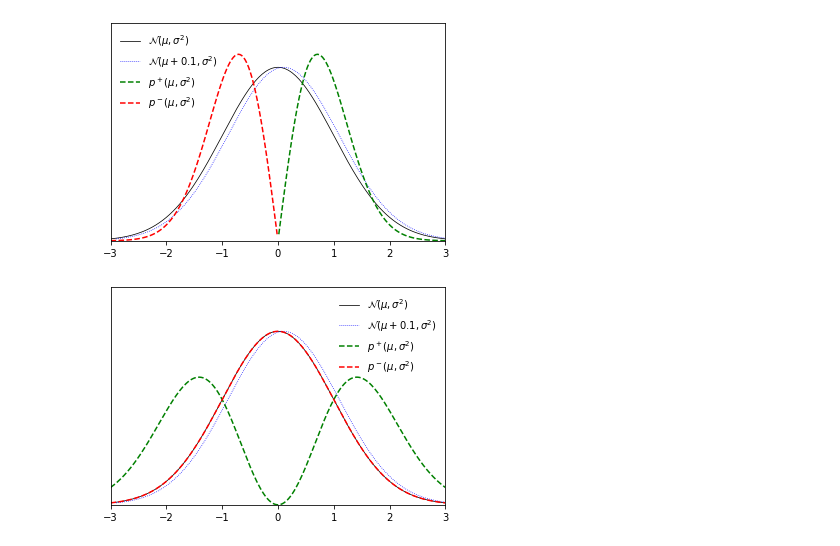
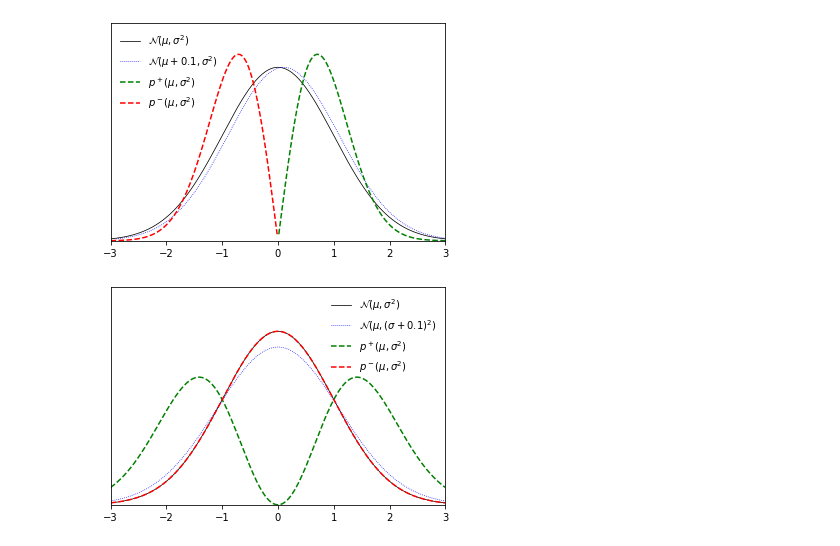
Before and after one commit to M8is/master-thesis-code, a Jupyter notebook: notebooks/plot-gaussian-mvd.ipynb, the cells around one changed output. Drawn from its saved outputs; the diff is of its cells as text; code cells hidden in the pictures.

Commit message:
Fix gaussian MVD demo for sigma derivative

```diff
--- a/notebooks/plot-gaussian-mvd.ipynb
+++ b/notebooks/plot-gaussian-mvd.ipynb
@@ -2,6 +2,9 @@
 import numpy as np
 import scipy.stats
 import matplotlib.pyplot as plt
+from pathlib import Path
+
+plot_dir = Path('..', 'results')
 # %%
 linspace = np.linspace(-3, 3, 200)
 norm_pdf = scipy.stats.norm.pdf(linspace, 0, 1)
@@ -30,26 +33,27 @@ plt.savefig('gaussian-mvd-mean-pdf.pdf')
 # %%
 linspace = np.linspace(-3, 3, 200)
 norm_pdf = scipy.stats.norm.pdf(linspace, 0, 1)
+norm_pdf_var_shift = scipy.stats.norm.pdf(linspace, 0, 1.1)
 linspace_low, linspace_high = np.array_split(linspace, 2)
 
 ppos_right_pdf = scipy.stats.maxwell.pdf(linspace_high, 0, 1)
 ppos_left_pdf = np.flip(ppos_right_pdf)
 ppos_pdf = np.concatenate((ppos_left_pdf, ppos_right_pdf)) / 2
 pneg_pdf = scipy.stats.norm.pdf(linspace, 0, 1)
 
 fig,ax = plt.subplots()
 
 ax.tick_params(left=False)
 ax.set(yticklabels=[])
 
 ax.plot(linspace, norm_pdf, label='$\mathcal{N}(\mu,\sigma^2)$', color='black', linewidth=.75)
-ax.plot(linspace + .1, norm_pdf,linestyle='dotted', label='$\mathcal{N}(\mu + 0.1,\sigma^2)$', color='blue', linewidth=.75)
+ax.plot(linspace, norm_pdf_var_shift, linestyle='dotted', label='$\mathcal{N}(\mu,(\sigma + 0.1)^2)$', color='blue', linewidth=.75)
 ax.plot(linspace, ppos_pdf, linestyle='dashed', label='$p^+(\mu,\sigma^2)$', color='green')
 ax.plot(linspace, norm_pdf, linestyle='dashed', label='$p^-(\mu,\sigma^2)$', color='red')
 
 plt.xlim(-3, 3)
 plt.ylim(0, .5)
 plt.legend(frameon=False)
-plt.savefig('gaussian-mvd-std-pdf.pdf')
+plt.savefig(plot_dir / 'gaussian-mvd-std-pdf.pdf')
 # %% [output]
-[figure, old version]
+[figure, new version]
```
Also changed, not shown: parts of 1 cell of this notebook.
